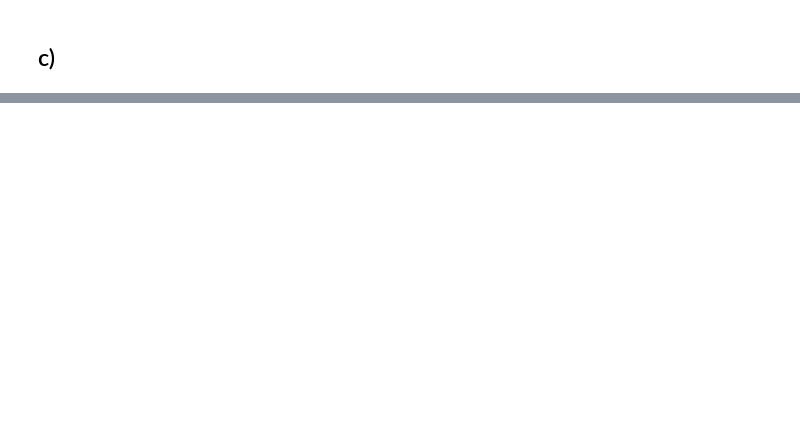
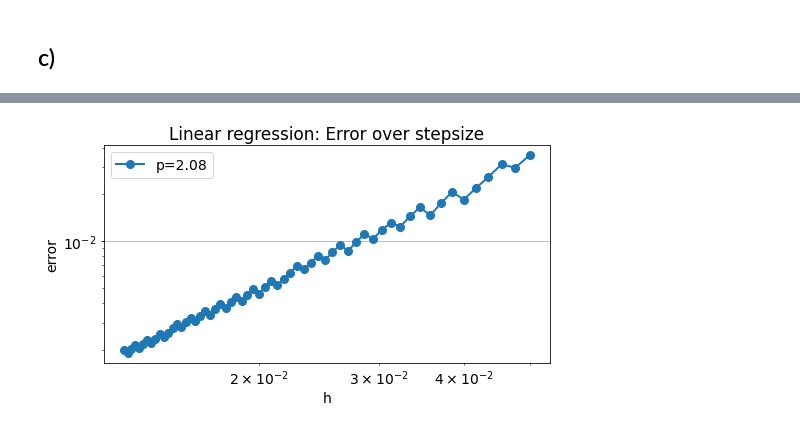
Before and after one commit to markus0800/num.diff-project-1, a Jupyter notebook: Project 1.ipynb, the cells around one changed output, grey strips where cells are left out. Saved outputs shown, nothing was run; the diff lists cells and outputs as text; code cells hidden in the pictures; blank space fills up the shorter version.

```diff
--- a/Project 1.ipynb
+++ b/Project 1.ipynb
@@ -388,0 +389,32 @@ plot_solution(x_grid[:],y_grid,(solution[:,:]-U_d[:,:]), "Error")
+# %%
+#Reuse convergence-tester from lecture-code
+
+def convergence_test_space_d(u_analytic, test_problem, solver=solver):
+    r=np.pi
+    a=2
+    P = 60
+    Hconv = np.zeros(P)
+    Kconv = np.zeros(P)
+    Econv = np.zeros(P)
+    for p in range(P):
+        U, x, y = solver(test_problem, a,r, 20+p)
+        X, Y = np.meshgrid(x,y)
+        Eh = u_analytic(X,Y)-U
+        Hconv[p] = (x[3]-x[2])
+        Kconv[p] = (y[3]-y[2])
+        Econv[p] = np.max(np.abs(Eh))
+
+    order = np.polyfit(np.log(Hconv),np.log(Econv),1)[0]
+    return Hconv, Kconv, Econv, order
+# %%
+test_BVP_d=BVP(0, 1, 0, 1, analyticSol_d,analyticSol_d,analyticSol_d,analyticSol_d,RHS_d)
+H_d, K_d, E_d, p_d = convergence_test_space_d(analyticSol_d, test_BVP_d, solver_d)
+
+plt.loglog(H_d,E_d,'o-', label='p={:.2f}'.format(p_d))
+plt.grid('on')
+plt.xlabel('h')
+plt.ylabel('error')
+plt.title("Linear regression: Error over stepsize")
+plt.legend();
+# %% [output]
+[figure, added]
```
Also changed, not shown: parts of 22 cells of this notebook.
